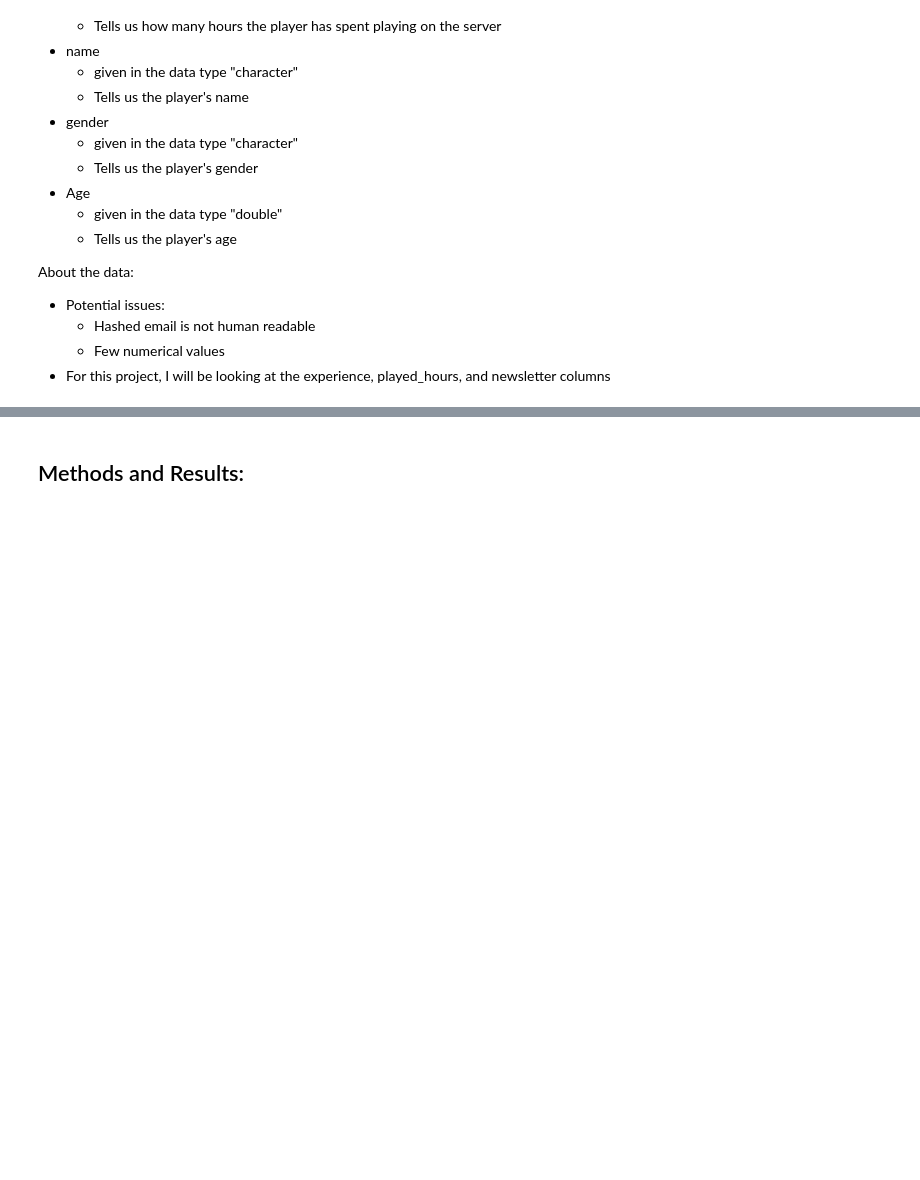
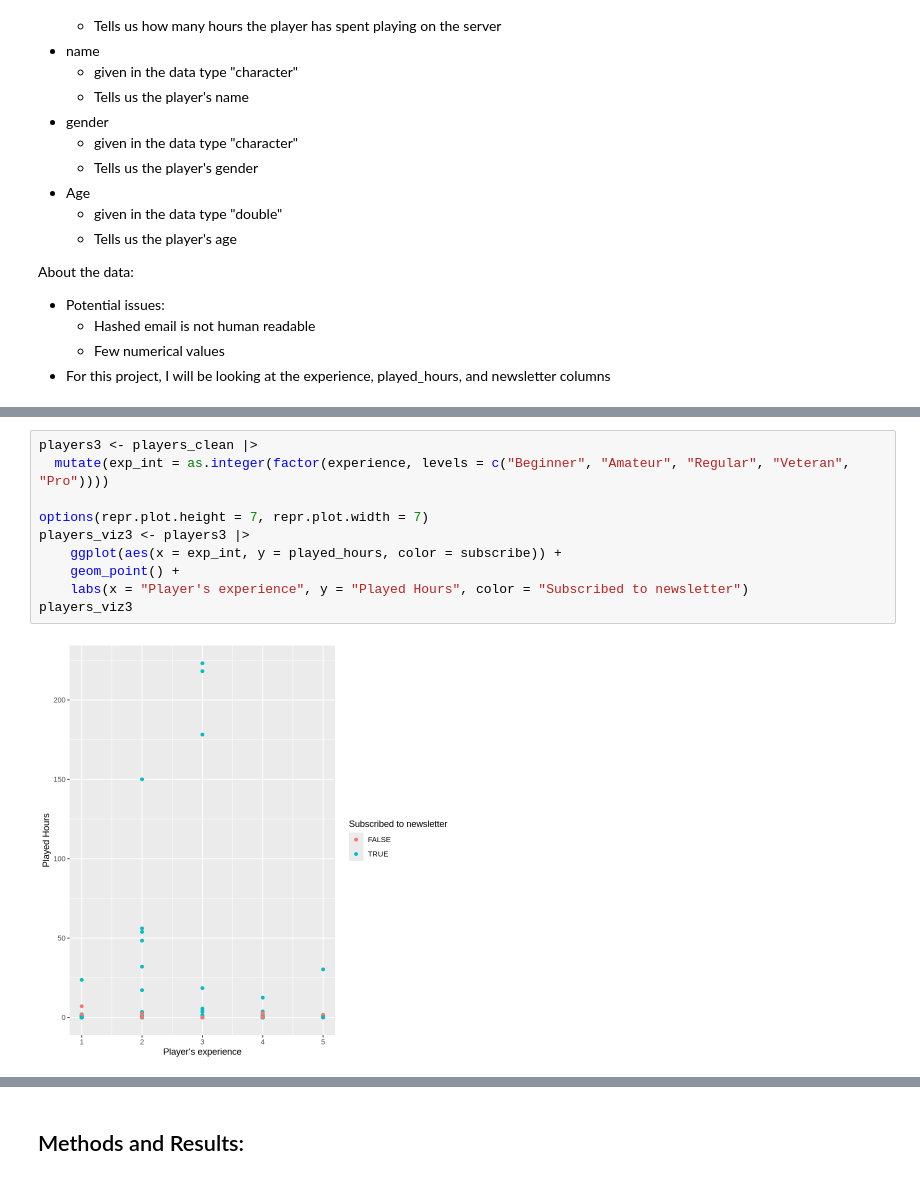
Before and after one commit to hanasuzuki7/dsci-project, a Jupyter notebook: dsci_project_hana.ipynb, the cells around one changed output, grey strips where cells are left out. Saved outputs shown, nothing was run; the diff lists cells and outputs as text; blank space fills up the shorter version.

```diff
--- a/dsci_project_hana.ipynb
+++ b/dsci_project_hana.ipynb
@@ -53,0 +125,12 @@ players
+# %%
+players3 <- players_clean |>
+  mutate(exp_int = as.integer(factor(experience, levels = c("Beginner", "Amateur", "Regular", "Veteran", "Pro"))))
+
+options(repr.plot.height = 7, repr.plot.width = 7)
+players_viz3 <- players3 |>
+    ggplot(aes(x = exp_int, y = played_hours, color = subscribe)) +
+    geom_point() +
+    labs(x = "Player's experience", y = "Played Hours", color = "Subscribed to newsletter")
+players_viz3
+# %% [output]
+[figure, added]
```
Also changed, not shown: parts of 8 cells of this notebook.
